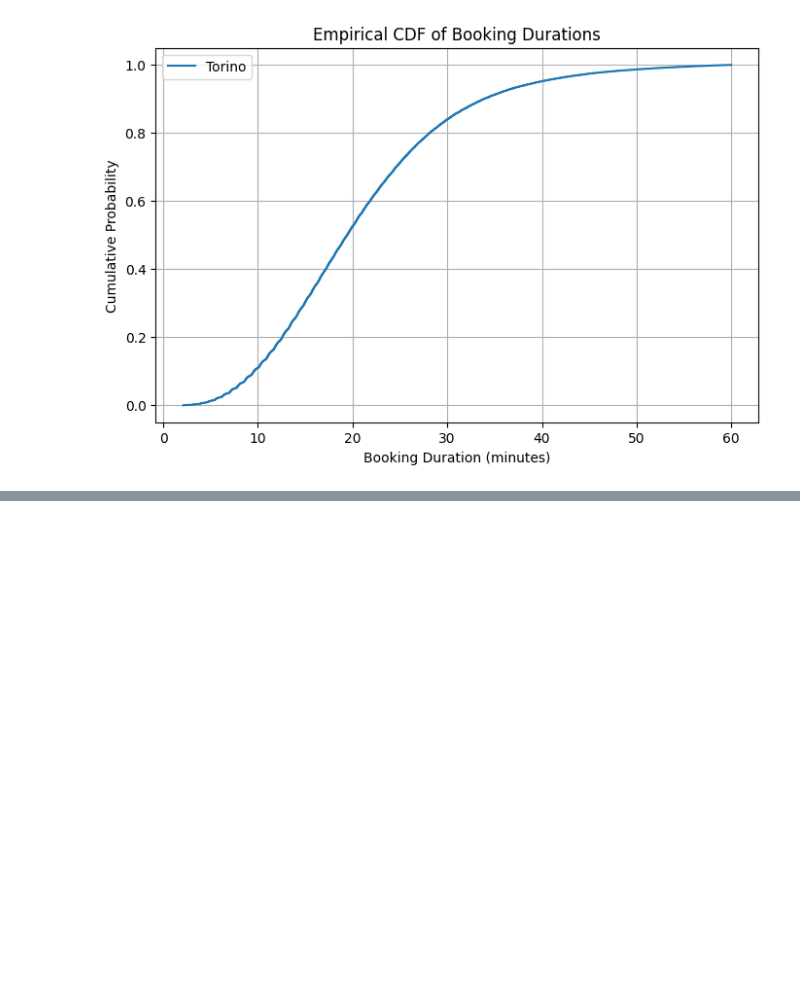
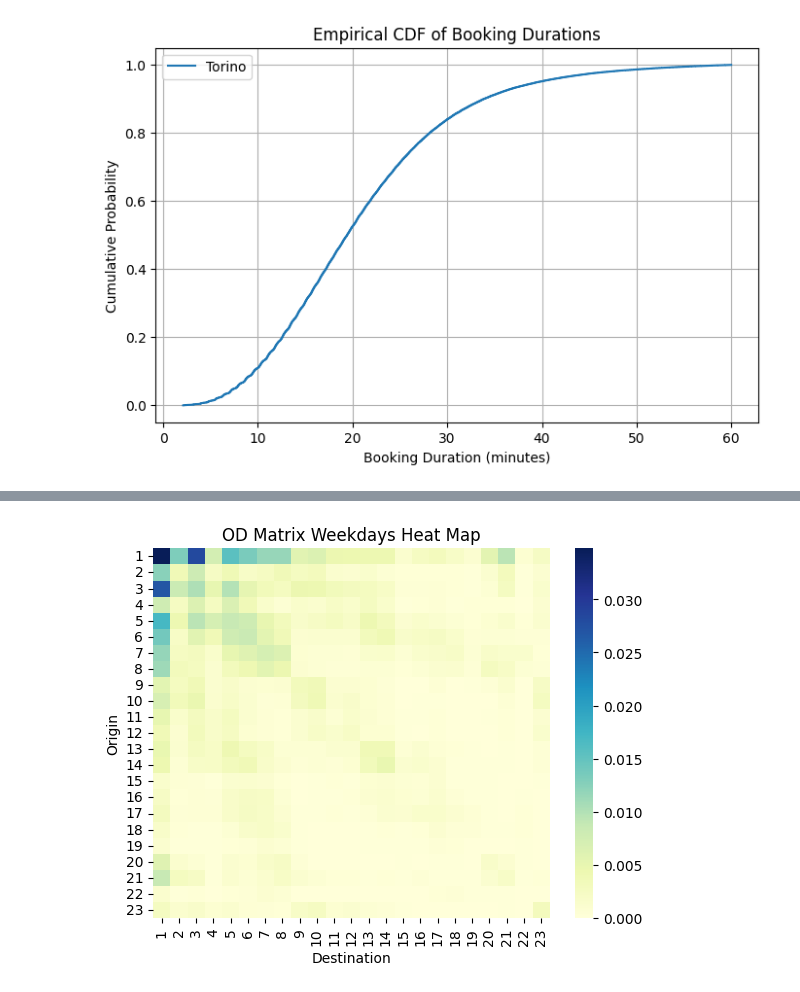
Before and after one commit to LucaBar8/ICT4SM_lab2, a Jupyter notebook: lab2.ipynb, the cells around one changed output, grey strips where cells are left out. Drawn from its saved outputs; the diff is of its cells as text; code cells hidden in the pictures; blank space fills up the shorter version.

```diff
--- a/lab2.ipynb
+++ b/lab2.ipynb
@@ -166,31 +127,0 @@ zones[0]
-# %%
-zone_counts = []
-
-for zone in zones:
-    coordinates = np.array(zone)
-    pipeline = [
-        {"$match":
-            {"init_loc":
-                {"$geoWithin":
-                    {"$geometry":
-                        {"type": "MultiPolygon",
-                            "coordinates": coordinates
-                        }
-                    }
-                },
-                "final_loc":
-                {"$geoWithin":
-                    {"$geometry":
-                        {"type": "MultiPolygon",
-                            "coordinates": coordinates
-                        }
-                    }
-                }
-            }
-        },
-        {"$count": "tot"}
-    ]
-    result = list(Bookings_col.aggregate(pipeline))
-    zone_counts.append(result[0]['tot'] if result else 0)
-
-zone_counts
@@ -244,0 +191,14 @@ zones[0][0][0]
+# %%
+tot_sum = np.sum(od_matrix_weekdays)
+od_matrix_weekdays_norm = od_matrix_weekdays / tot_sum
+
+plt.figure()
+sns.heatmap(od_matrix_weekdays_norm, cmap="YlGnBu", cbar=True, xticklabels=range(1, len(zones)+1), yticklabels=range(1, len(zones)+1))
+
+plt.title("OD Matrix Weekdays Heat Map")
+plt.xlabel("Destination")
+plt.ylabel("Origin")
+
+plt.show()
+# %% [output]
+[figure, added]
```
Also changed, not shown: parts of 18 cells of this notebook, 2 other files.
